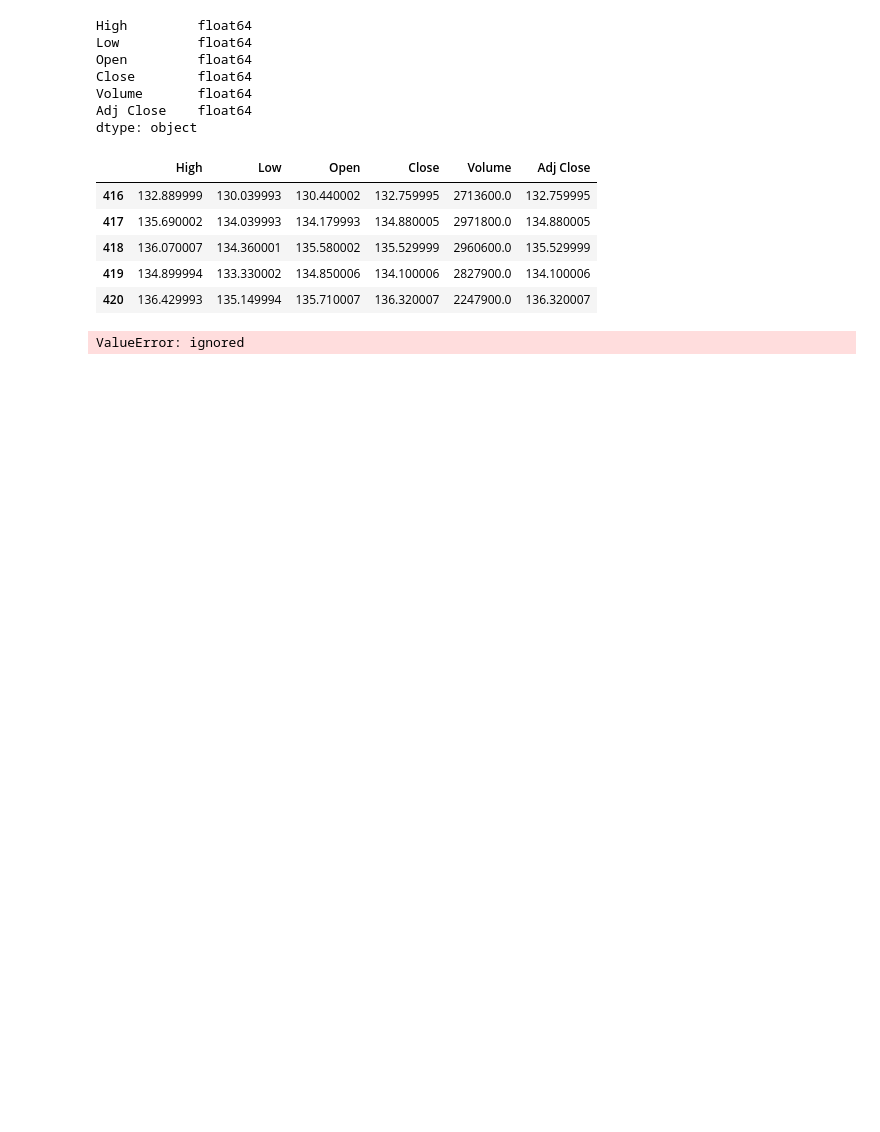
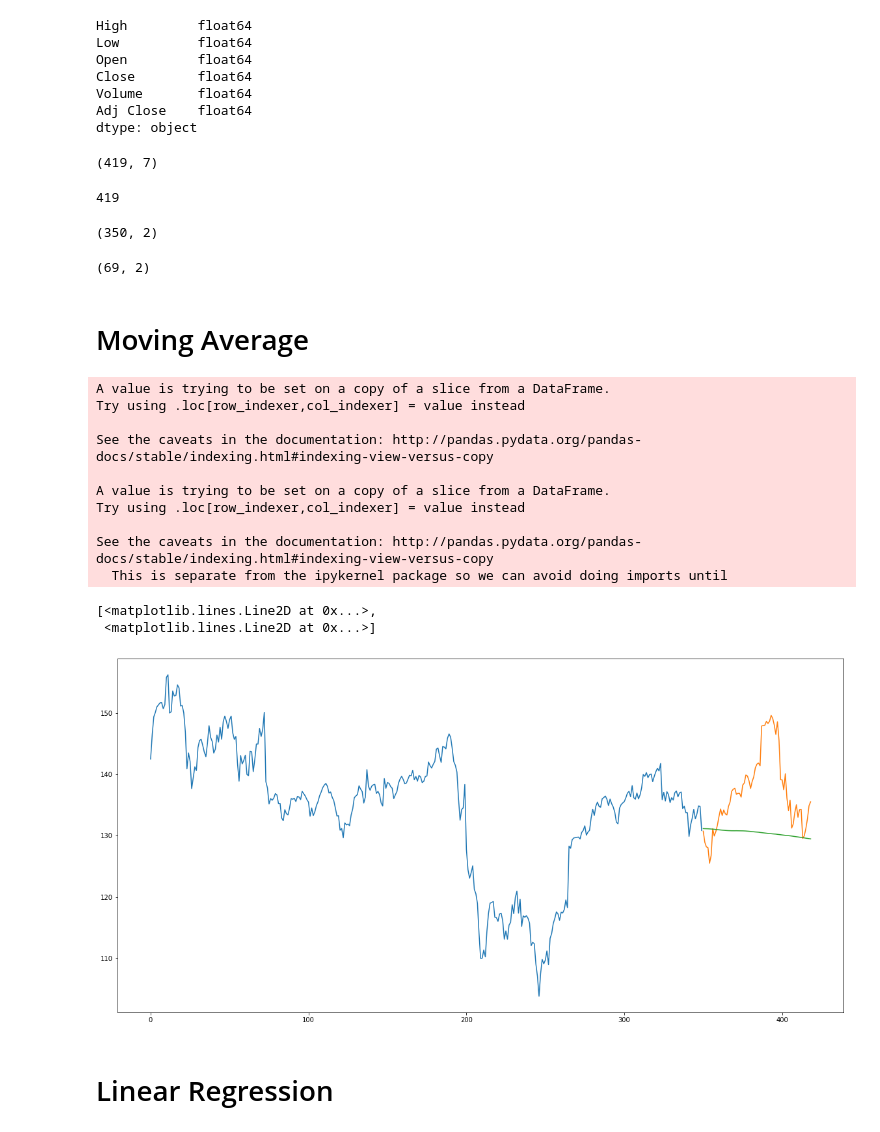
Before and after one commit to dctec/mlc, a Jupyter notebook: week2/StockPrediction/Homework2.ipynb, the cells around one changed output. Drawn from its saved outputs; the diff is of its cells as text; code cells hidden in the pictures; blank space fills up the shorter version.

```diff
--- a/week2/StockPrediction/Homework2.ipynb
+++ b/week2/StockPrediction/Homework2.ipynb
@@ -67,21 +102,64 @@ Close        float64
 Volume       float64
 Adj Close    float64
 dtype: object
-# %%
-df.tail(5)
-# %% [output]
-|  | High | Low | Open | Close | Volume | Adj Close |
-| 416 | 132.889999 | 130.039993 | 130.440002 | 132.759995 | 2713600.0 | 132.759995 |
-| 417 | 135.690002 | 134.039993 | 134.179993 | 134.880005 | 2971800.0 | 134.880005 |
-| 418 | 136.070007 | 134.360001 | 135.580002 | 135.529999 | 2960600.0 | 135.529999 |
-| 419 | 134.899994 | 133.330002 | 134.850006 | 134.100006 | 2827900.0 | 134.100006 |
-| 420 | 136.429993 | 135.149994 | 135.710007 | 136.320007 | 2247900.0 | 136.320007 |
-# %%
-import seaborn as sns
-import matplotlib.pyplot as plt
-
-sns.set(style="whitegrid",color_codes=True)
-sns.set(rc={'figure.figsize':(11.7,8.27)})
-sns.countplot('Adj Close',data=df)
-# %% [output]
-ValueError: ignored
+# %%
+df.shape
+# %% [output]
+(419, 7)
+# %%
+len(df)
+# %% [output]
+419
+# %%
+new_data = pd.DataFrame(index=range(0,len(df)),columns=['Date','Adj Close'])
+for i in range(0,len(df)):
+     new_data['Date'][i] = df['Date'][i]
+     new_data['Adj Close'][i] = df['Adj Close'][i]
+# %%
+train = new_data[:350]
+valid = new_data[350:]
+# %%
+train.shape
+# %% [output]
+(350, 2)
+# %%
+valid.shape
+# %% [output]
+(69, 2)
+# %% [markdown]
+# Moving Average
+# %%
+
+
+preds = []
+for i in range(0,valid.shape[0]):
+    a = train['Adj Close'][len(train)-348+i:].sum() + sum(preds)
+    b = a/348
+    preds.append(b)
+
+# checking the results (RMSE value)
+rms=np.sqrt(np.mean(np.power((np.array(valid['Adj Close'])-preds),2)))
+print('\n RMSE value on validation set:')
+print(rms)
+# %%
+#plot
+valid['Predictions'] = 0
+valid['Predictions'] = preds
+plt.plot(train['Adj Close'])
+plt.plot(valid[['Adj Close', 'Predictions']])
+# %% [output]
+A value is trying to be set on a copy of a slice from a DataFrame.
+Try using .loc[row_indexer,col_indexer] = value instead
+
+See the caveats in the documentation: http://pandas.pydata.org/pandas-docs/stable/indexing.html#indexing-view-versus-copy
+
+A value is trying to be set on a copy of a slice from a DataFrame.
+Try using .loc[row_indexer,col_indexer] = value instead
+
+See the caveats in the documentation: http://pandas.pydata.org/pandas-docs/stable/indexing.html#indexing-view-versus-copy
+  This is separate from the ipykernel package so we can avoid doing imports until
+[<matplotlib.lines.Line2D at 0x...>,
+ <matplotlib.lines.Line2D at 0x...>]
+[figure, added]
+# %% [markdown]
+# Linear Regression
```
Also changed, not shown: parts of 20 cells of this notebook.
